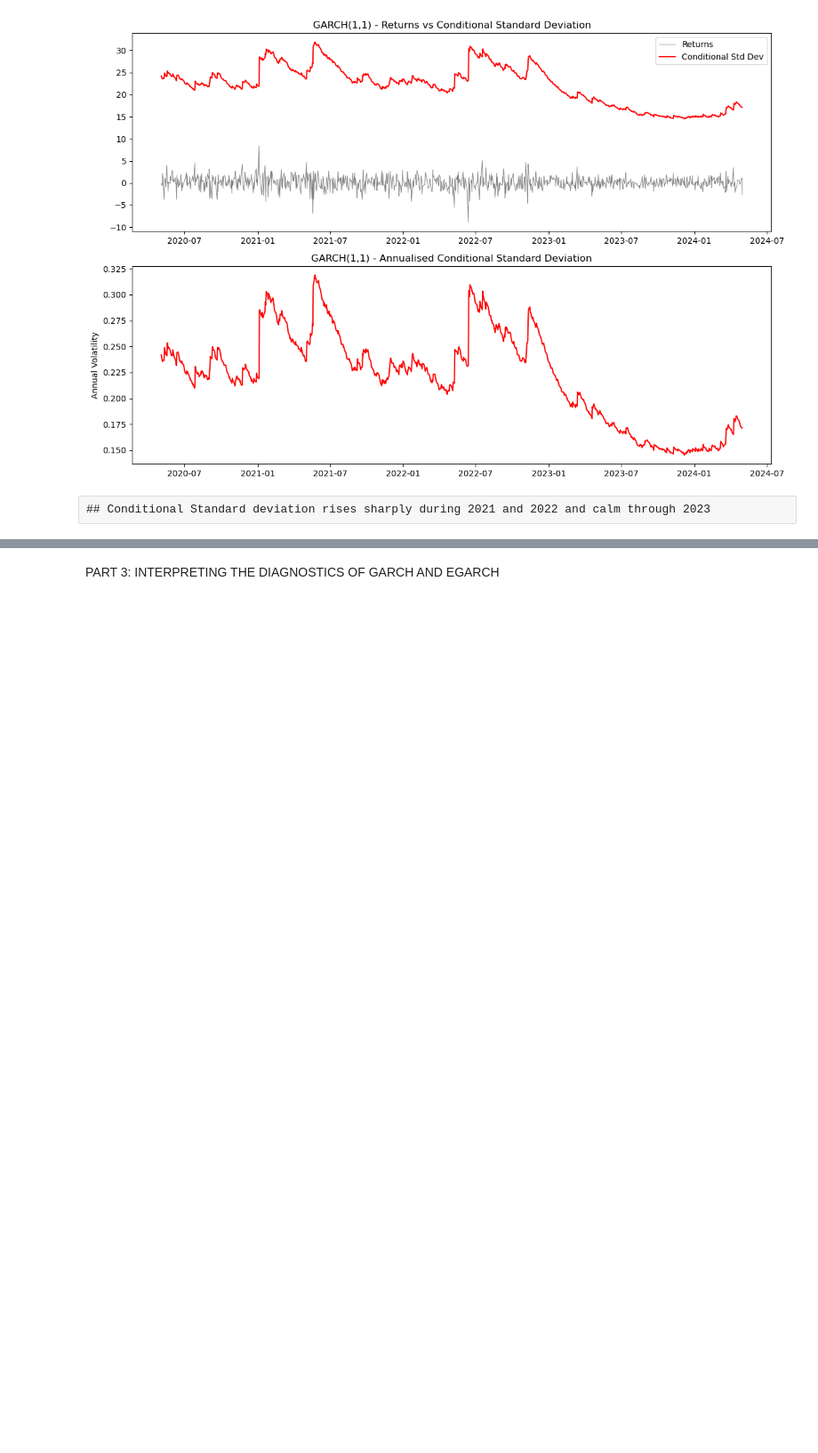
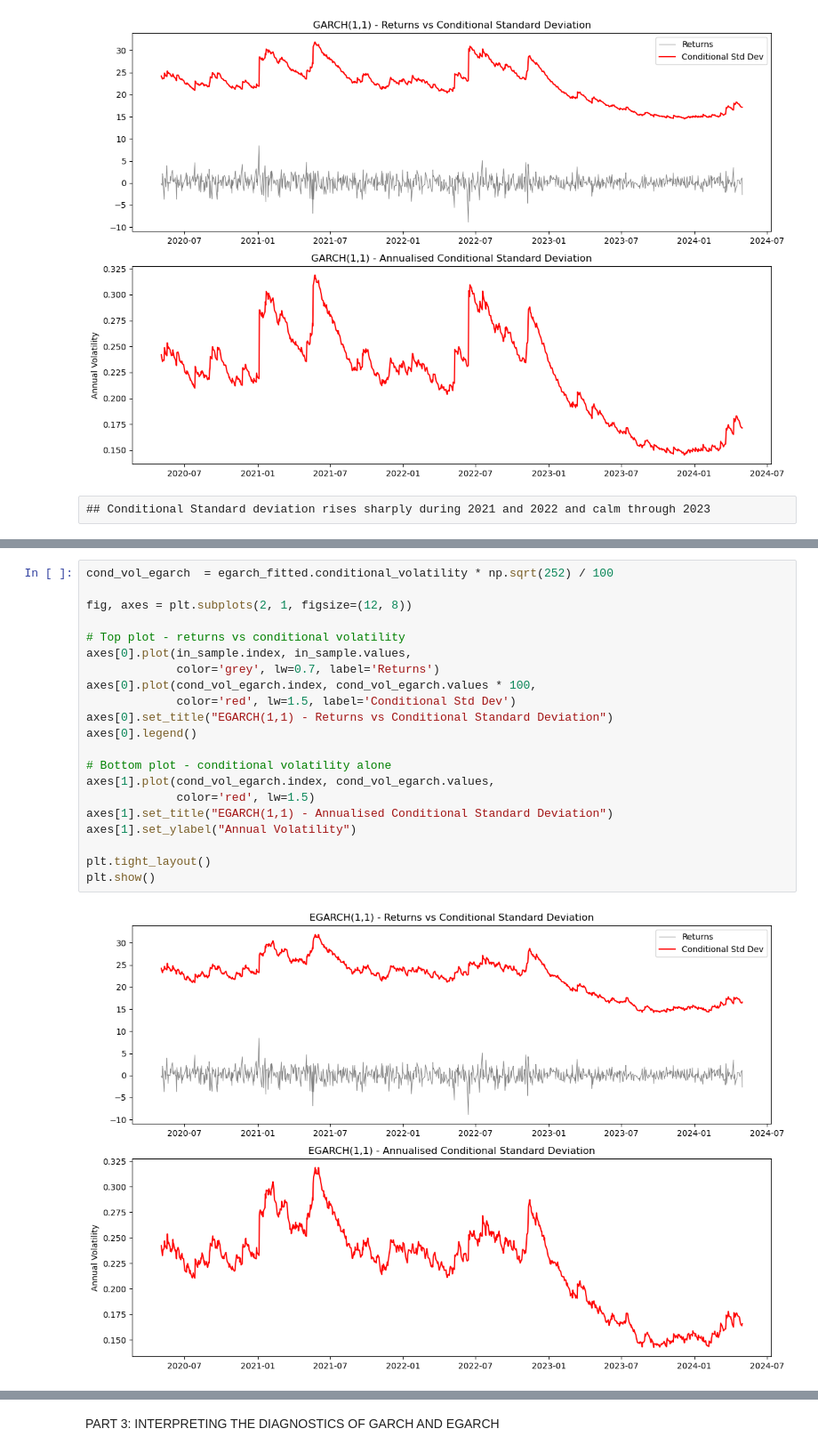
Before and after one commit to linhtrnchloe/time-series-analysis-project, a Jupyter notebook: Untitled.ipynb, the cells around one changed output, grey strips where cells are left out. Shown at 89% size. Drawn from its saved outputs; the diff is of its cells as text; blank space fills up the shorter version.

```diff
--- a/Untitled.ipynb
+++ b/Untitled.ipynb
@@ -460,3 +468,26 @@ GARCH(1,1) baseline 3446.023746 3470.587460 -1718.011873
+# %%
+cond_vol_egarch  = egarch_fitted.conditional_volatility * np.sqrt(252) / 100
+
+fig, axes = plt.subplots(2, 1, figsize=(12, 8))
+
+# Top plot - returns vs conditional volatility
+axes[0].plot(in_sample.index, in_sample.values,
+             color='grey', lw=0.7, label='Returns')
+axes[0].plot(cond_vol_egarch.index, cond_vol_egarch.values * 100,
+             color='red', lw=1.5, label='Conditional Std Dev')
+axes[0].set_title("EGARCH(1,1) - Returns vs Conditional Standard Deviation")
+axes[0].legend()
+
+# Bottom plot - conditional volatility alone
+axes[1].plot(cond_vol_egarch.index, cond_vol_egarch.values,
+             color='red', lw=1.5)
+axes[1].set_title("EGARCH(1,1) - Annualised Conditional Standard Deviation")
+axes[1].set_ylabel("Annual Volatility")
+
+plt.tight_layout()
+plt.show()
+# %% [output]
+[figure, added]
 # %%
 cond_vol_garch  = garch11_fitted.conditional_volatility * np.sqrt(252) / 100
 cond_vol_egarch = egarch_fitted.conditional_volatility * np.sqrt(252) / 100
```
Also changed, not shown: parts of 25 cells of this notebook.
